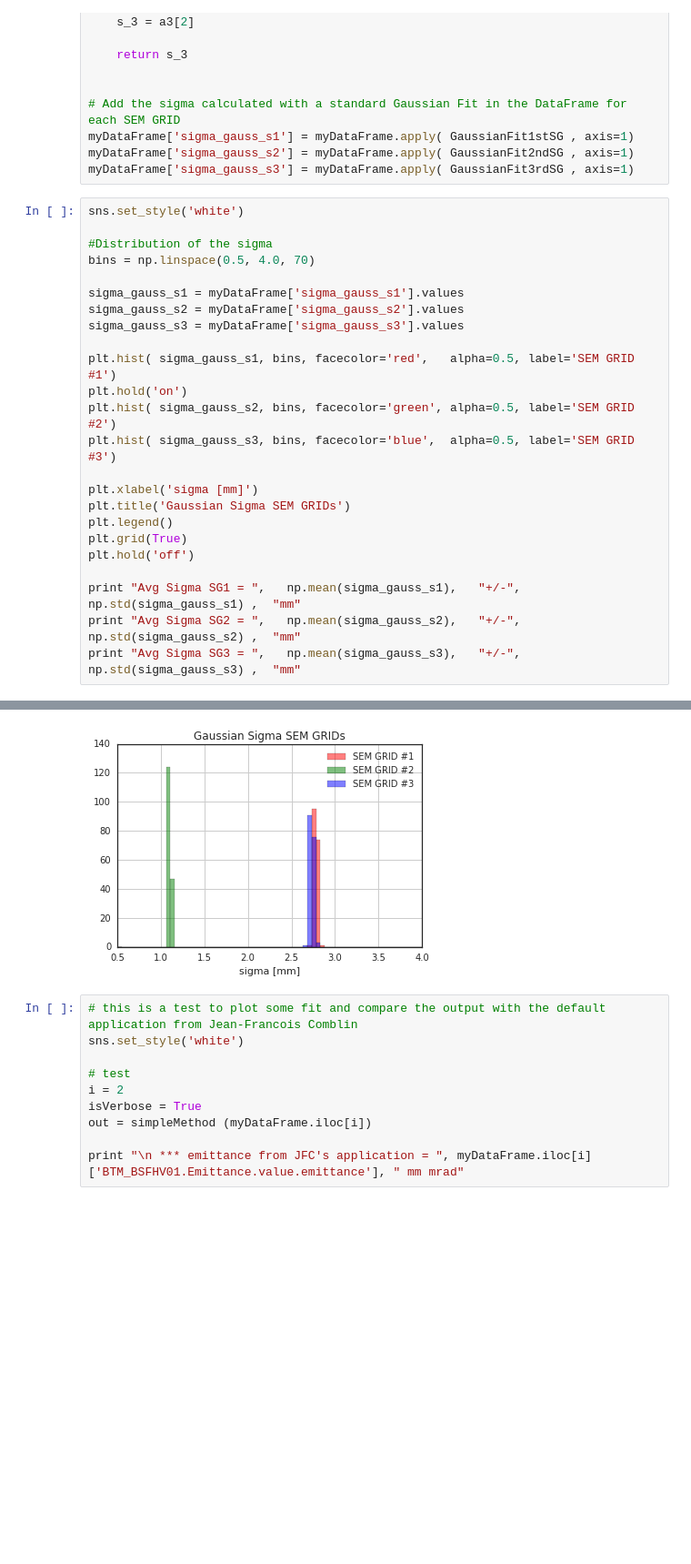
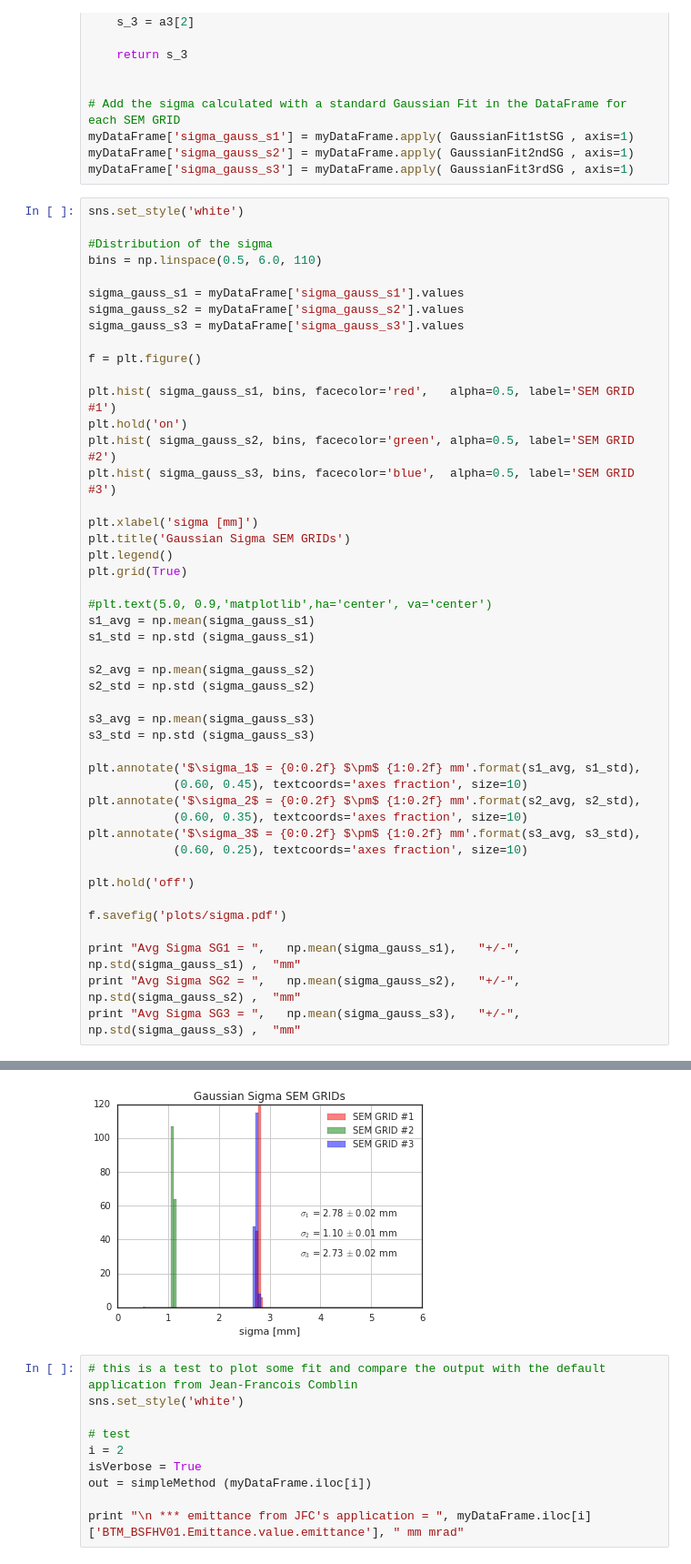
Before and after one commit to digiovan/MD_ANALYSIS, a Jupyter notebook: 2016/MD74/ExtractEmittancePSBSemGrids.ipynb, the cells around one changed output, grey strips where cells are left out. Shown: that part at 91% size. Cells and saved outputs as stored; diff of their text form; blank space fills up the shorter version.

Commit message:
storing some plot as a test

```diff
--- a/2016/MD74/ExtractEmittancePSBSemGrids.ipynb
+++ b/2016/MD74/ExtractEmittancePSBSemGrids.ipynb
@@ -354,32 +354,54 @@ myDataFrame['sigma_gauss_s3'] = myDataFrame.apply( GaussianFit3rdSG , axis=1)
 # %%
 sns.set_style('white')
 
 #Distribution of the sigma
-bins = np.linspace(0.5, 4.0, 70)
+bins = np.linspace(0.5, 6.0, 110)
 
 sigma_gauss_s1 = myDataFrame['sigma_gauss_s1'].values
 sigma_gauss_s2 = myDataFrame['sigma_gauss_s2'].values
 sigma_gauss_s3 = myDataFrame['sigma_gauss_s3'].values
+
+f = plt.figure()
 
 plt.hist( sigma_gauss_s1, bins, facecolor='red',   alpha=0.5, label='SEM GRID #1')
 plt.hold('on')
 plt.hist( sigma_gauss_s2, bins, facecolor='green', alpha=0.5, label='SEM GRID #2')
 plt.hist( sigma_gauss_s3, bins, facecolor='blue',  alpha=0.5, label='SEM GRID #3')
 
 plt.xlabel('sigma [mm]')
 plt.title('Gaussian Sigma SEM GRIDs')
 plt.legend()
 plt.grid(True)
+
+#plt.text(5.0, 0.9,'matplotlib',ha='center', va='center')
+s1_avg = np.mean(sigma_gauss_s1)
+s1_std = np.std (sigma_gauss_s1)
+
+s2_avg = np.mean(sigma_gauss_s2)
+s2_std = np.std (sigma_gauss_s2)
+
+s3_avg = np.mean(sigma_gauss_s3)
+s3_std = np.std (sigma_gauss_s3)
+
+plt.annotate('$\sigma_1$ = {0:0.2f} $\pm$ {1:0.2f} mm'.format(s1_avg, s1_std),
+            (0.60, 0.45), textcoords='axes fraction', size=10)
+plt.annotate('$\sigma_2$ = {0:0.2f} $\pm$ {1:0.2f} mm'.format(s2_avg, s2_std),
+            (0.60, 0.35), textcoords='axes fraction', size=10)
+plt.annotate('$\sigma_3$ = {0:0.2f} $\pm$ {1:0.2f} mm'.format(s3_avg, s3_std),
+            (0.60, 0.25), textcoords='axes fraction', size=10)
+
 plt.hold('off')
+
+f.savefig('plots/sigma.pdf')
 
 print "Avg Sigma SG1 = ",   np.mean(sigma_gauss_s1),   "+/-", np.std(sigma_gauss_s1) ,  "mm"
 print "Avg Sigma SG2 = ",   np.mean(sigma_gauss_s2),   "+/-", np.std(sigma_gauss_s2) ,  "mm"
 print "Avg Sigma SG3 = ",   np.mean(sigma_gauss_s3),   "+/-", np.std(sigma_gauss_s3) ,  "mm"
 # %% [output]
 Avg Sigma SG1 =  2.78103119463 +/- 0.0186865342953 mm
 Avg Sigma SG2 =  1.10200787866 +/- 0.0117047500696 mm
 Avg Sigma SG3 =  2.73179380928 +/- 0.0198528119674 mm
-[figure, old version]
+[figure, new version]
 # %%
 # this is a test to plot some fit and compare the output with the default application from Jean-Francois Comblin
 sns.set_style('white')
```
Also changed, not shown: 2 other files.
